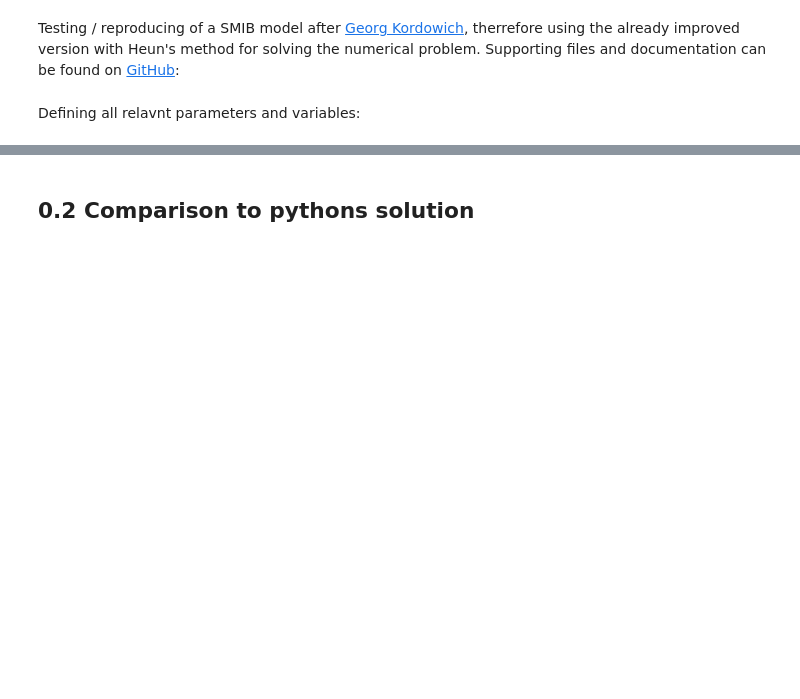
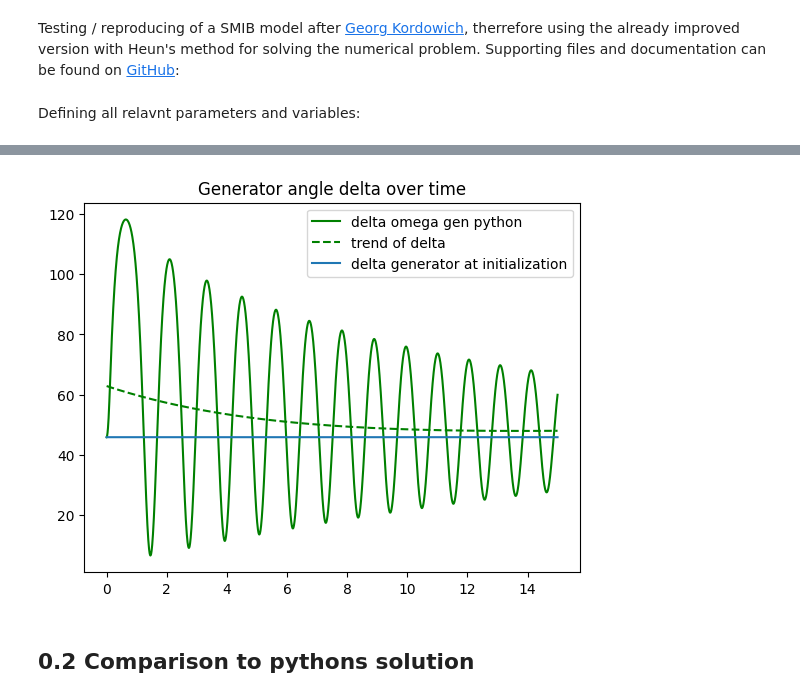
Before and after one commit to maxikoehler/Hauptseminararbeit, a Jupyter notebook: python/0_master-workbook.ipynb, the cells around one changed output, grey strips where cells are left out. Saved outputs shown, nothing was run; the diff lists cells and outputs as text; code cells hidden in the pictures; blank space fills up the shorter version.

Commit message:
2024-01-12 14:02 Status Update
Python model changes and little thesis implementations.

```diff
--- a/python/0_master-workbook.ipynb
+++ b/python/0_master-workbook.ipynb
@@ -124,3 +103,96 @@ plt.show()
+# %%
+# plotting the absolut power generator angle in time regime with trendline fitting
+# -> current solution not that good; better would be: Function for all maximas and minimas of sin-function -> difference between them would be the mean trend
+# second scenario: bad fit; first scenario: good fit of trendline
+
+from scipy import signal, optimize
+from numpy import argwhere, sign
+import matplotlib
+import matplotlib.pyplot as plt
+
+# matplotlib.use("pgf")
+# matplotlib.rcParams.update({
+#     "pgf.texsystem": "pdflatex",
+#     'font.family': 'serif',
+#     'text.usetex': True,
+#     'pgf.rcfonts': False,
+# })
+
+start_fit = 0
+reshape_factor = int(sim_end/0.005 - start_fit)
+fit_y = np.rad2deg(res_delta[start_fit:]).reshape(reshape_factor)
+trend = np.polyfit(t_sim[start_fit:], fit_y, 2)
+delta_trend = np.poly1d(trend)
+
+fit_y2 = np.rad2deg(res_delta2[start_fit:]).reshape(reshape_factor)
+trend2 = np.polyfit(t_sim[start_fit:], fit_y2, 1)
+delta_trend2 = np.poly1d(trend2)
+
+########################
+# finding peaks and fitting them; difference = trendline
+########################
+
+def extreme_points(y):
+    maxima_i, minima_i, maxima_x, maxima, minima_x, minima = [], [], [], [], [], []
+
+    y_d = np.diff(y, prepend=0)
+
+    for i in range(1, np.size(y)-1):
+        if y_d[i-1] > 0 and y_d[i+1] < 0:
+            # maxima -> vorher positiv, nachher negativ
+            maxima_x.append(i*0.005)
+            maxima_i.append(i)
+            maxima.append(y[i])
+        elif y_d[i-1] < 0 and y_d[i+1] > 0:
+            # minima -> vorher negativ, nachher positiv
+            minima_x.append(i*0.005)
+            minima_i.append(i)
+            minima.append(y[i])
+
+    return maxima_i, maxima_x, maxima, minima_i, minima_x, minima
+
+maxima_i, maxima_x, maxima, minima_i, minima_x, minima = extreme_points(res_delta[:,0])
+maxima_i2, maxima_x2, maxima2, minima_i2, minima_x2, minima2 = extreme_points(res_delta2[:,0])
+
+def exponential_fit_max(x, a, b, c):
+    return a*np.exp(-b*x) + c
+
+def exponential_fit_min(x, a, b, c):
+    return -a*np.exp(-b*x) + c
+
+def trendline(t, a, b, c, d, e, f):
+    trendline = exponential_fit_min(t, d, e, f) + (exponential_fit_max(t, a, b, c) - exponential_fit_min(t, d, e, f))/2
+    return trendline
+
+# fitting of scenario 1
+fitting_parameters_max, covariance = optimize.curve_fit(exponential_fit_max, maxima_x, np.rad2deg(maxima))
+fitting_parameters_min, covariance = optimize.curve_fit(exponential_fit_min, minima_x, np.rad2deg(minima))
+a, b, c = fitting_parameters_max
+d, e, f = fitting_parameters_min
+
+# fitting of scenario 2
+# fitting_parameters_max2, covariance = optimize.curve_fit(exponential_fit_max, maxima_x2, np.rad2deg(maxima2))
+# fitting_parameters_min2, covariance = optimize.curve_fit(exponential_fit_min, minima_x2, np.rad2deg(minima2))
+# a2, b2, c2 = fitting_parameters_max2
+# d2, e2, f2 = fitting_parameters_min2
+
+delta_gen_init_array = np.rad2deg(delta_gen_init) * np.ones(np.size(t_sim))
+
+########################
+########################
+
+plt.plot(t_sim[start_fit:], np.rad2deg(res_delta[start_fit:]), label='delta omega gen python', color='g')
+# plt.plot(t_sim[start_fit:], np.rad2deg(res_delta2[start_fit:]), label='delta_omega_gen_python - 2nd scenario', color='orange')
+plt.plot(t_sim, trendline(t_sim, a, b, c, d, e, f), label='trend of delta', ls='--', c='g')
+plt.plot(t_sim, delta_gen_init_array, label='delta generator at initialization')
+# plt.plot(t_sim, trendline(t_sim, a2, b2, c2, d2, e2, f2), label='trend of delta - 2nd scenario', ls='--', c='orange')
+
+plt.legend()
+plt.title('Generator angle delta over time')
+# plt.savefig('gen_angle_trend.pgf')
+plt.show()
+# %% [output]
+[figure, added]
 # %% [markdown]
 ## 0.2 Comparison to pythons solution
 # %% [markdown]
```
Also changed, not shown: parts of 9 cells of this notebook, 13 other files.
